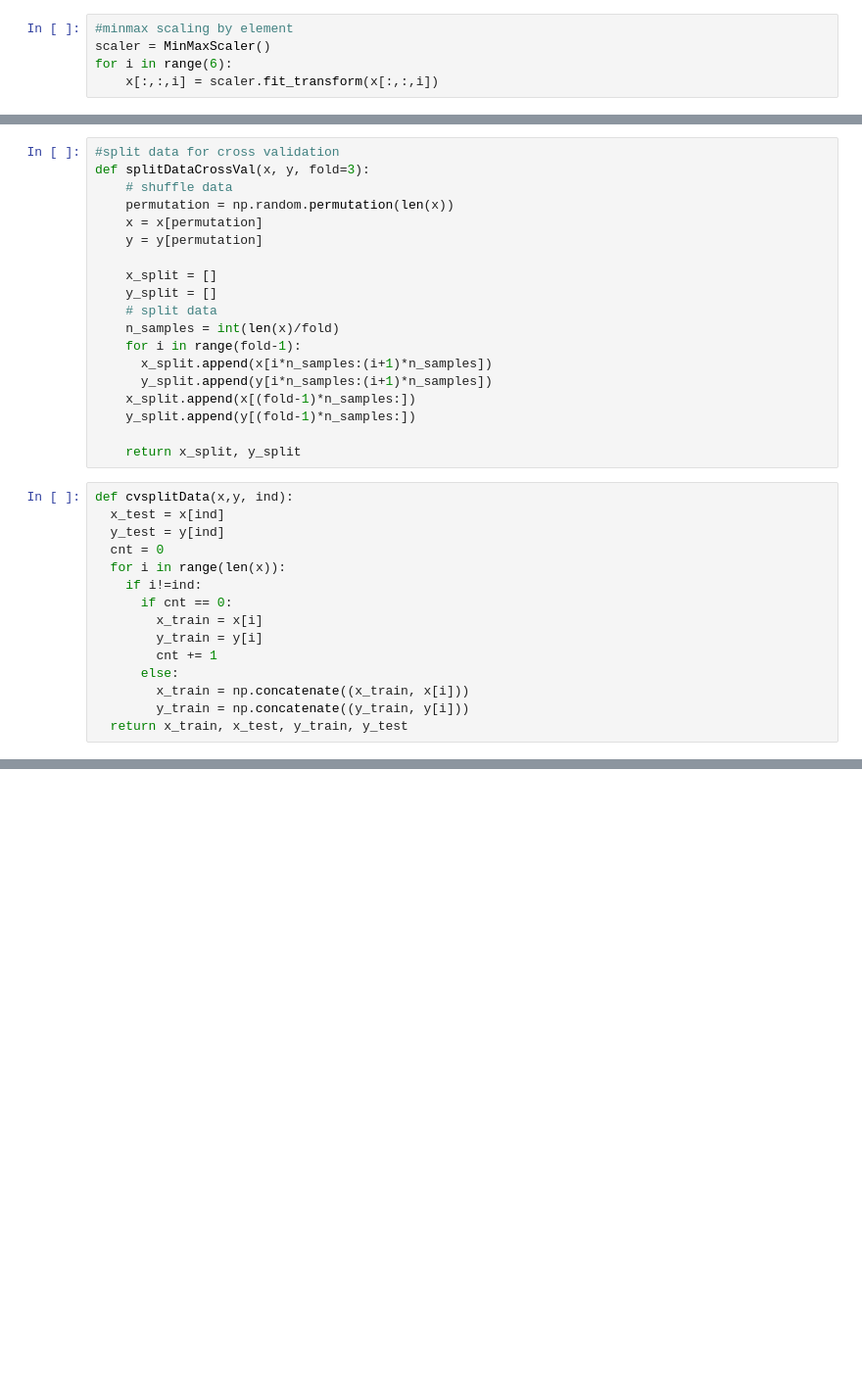
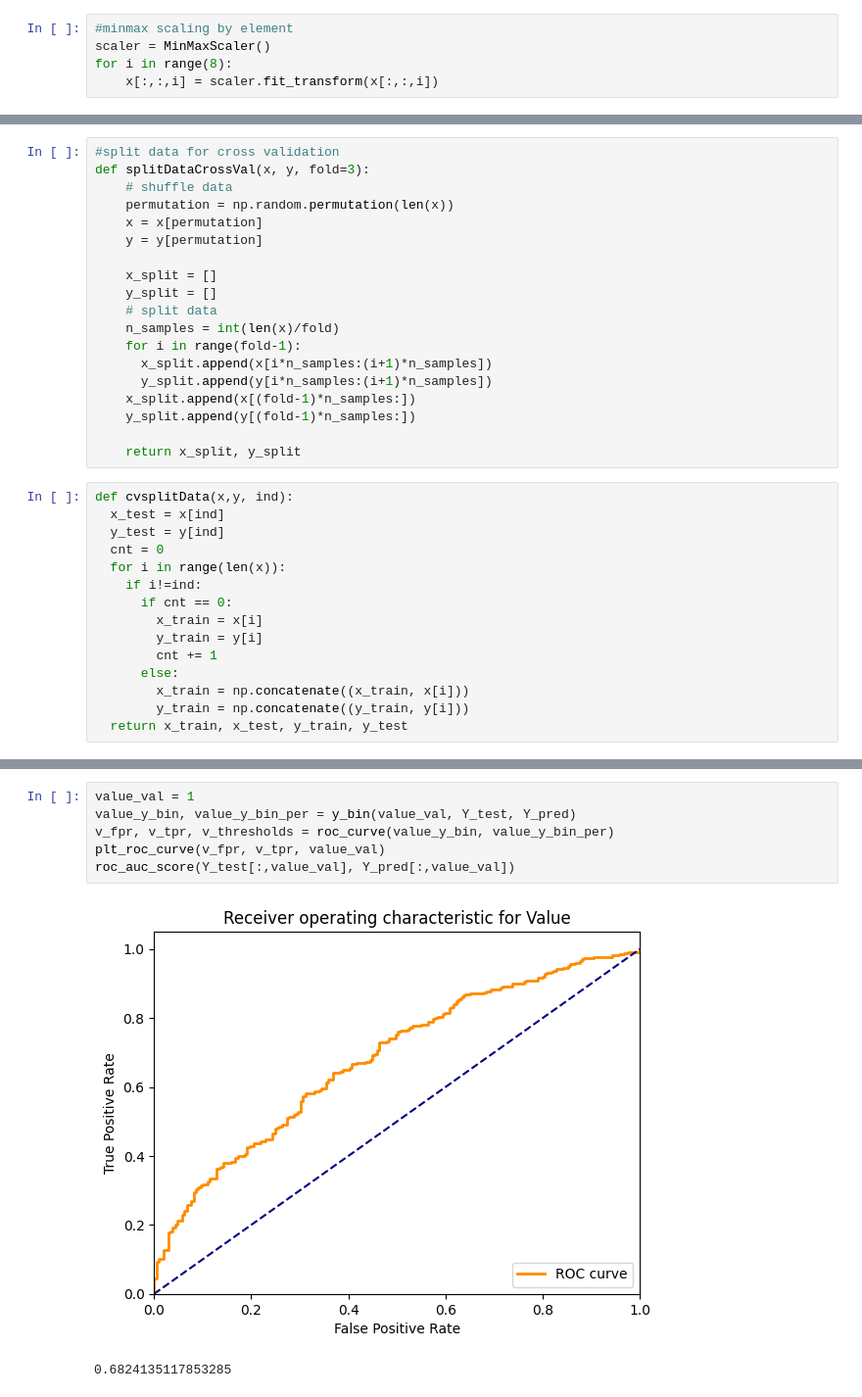
Before and after one commit to JaehyeongWang/swe3032_team7, a Jupyter notebook: models/main_final.ipynb, the cells around one changed output, grey strips where cells are left out. Shown: that part at 98% size. Drawn from its saved outputs; the diff is of its cells as text; blank space fills up the shorter version.

```diff
--- a/models/main_final.ipynb
+++ b/models/main_final.ipynb
@@ -103,7 +107,7 @@ x.shape
 # %%
 #minmax scaling by element
 scaler = MinMaxScaler()
-for i in range(6):
+for i in range(8):
     x[:,:,i] = scaler.fit_transform(x[:,:,i])
 # %%
 def splitData(x, y, train_ratio=0.8):
@@ -222,0 +330,9 @@ plt.show()
+# %%
+value_val = 1
+value_y_bin, value_y_bin_per = y_bin(value_val, Y_test, Y_pred)
+v_fpr, v_tpr, v_thresholds = roc_curve(value_y_bin, value_y_bin_per)
+plt_roc_curve(v_fpr, v_tpr, value_val)
+roc_auc_score(Y_test[:,value_val], Y_pred[:,value_val])
+# %% [output]
+[figure, added]
+0.6824135117853285
```
Also changed, not shown: parts of 18 cells of this notebook, 27 other files.
